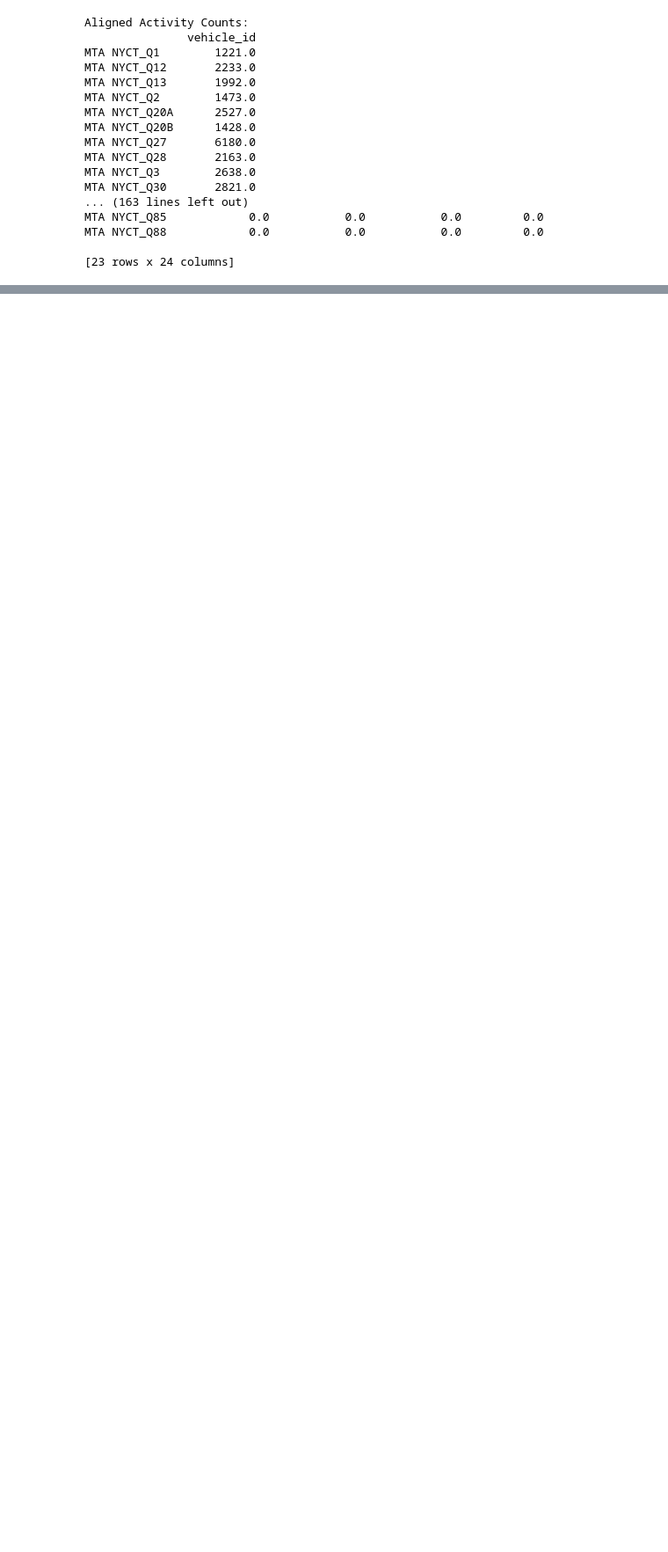
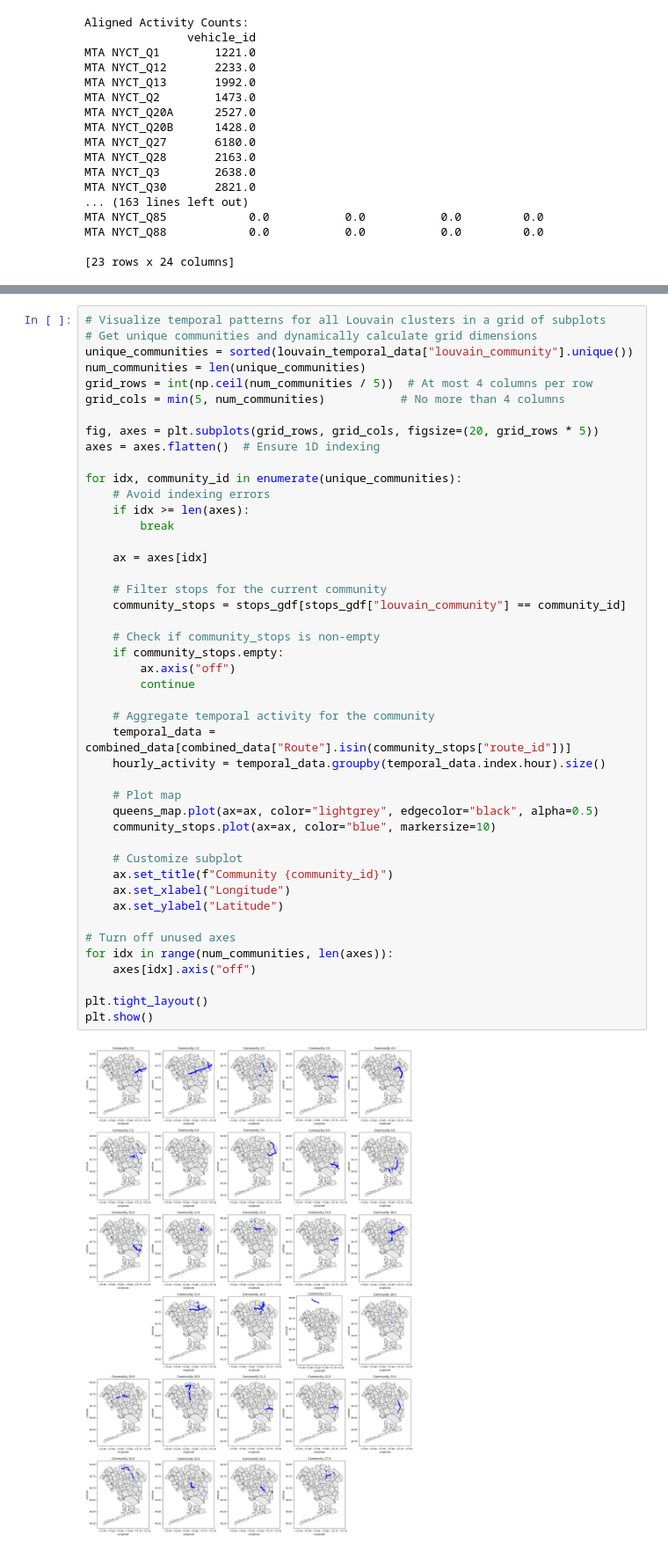
Before and after one commit to dmehta94/project-capstone-transit-inequity-eastern-queens, a Jupyter notebook: code/analysis.ipynb, the cells around one changed output, grey strips where cells are left out. Shown at 88% size. Drawn from its saved outputs; the diff is of its cells as text; blank space fills up the shorter version.

```diff
--- a/code/analysis.ipynb
+++ b/code/analysis.ipynb
@@ -777,0 +799,47 @@ Name: count, dtype: int64
+# %%
+# Visualize temporal patterns for all Louvain clusters in a grid of subplots
+# Get unique communities and dynamically calculate grid dimensions
+unique_communities = sorted(louvain_temporal_data["louvain_community"].unique())
+num_communities = len(unique_communities)
+grid_rows = int(np.ceil(num_communities / 5))  # At most 4 columns per row
+grid_cols = min(5, num_communities)           # No more than 4 columns
+
+fig, axes = plt.subplots(grid_rows, grid_cols, figsize=(20, grid_rows * 5))
+axes = axes.flatten()  # Ensure 1D indexing
+
+for idx, community_id in enumerate(unique_communities):
+    # Avoid indexing errors
+    if idx >= len(axes):
+        break
+
+    ax = axes[idx]
+
+    # Filter stops for the current community
+    community_stops = stops_gdf[stops_gdf["louvain_community"] == community_id]
+
+    # Check if community_stops is non-empty
+    if community_stops.empty:
+        ax.axis("off")
+        continue
+
+    # Aggregate temporal activity for the community
+    temporal_data = combined_data[combined_data["Route"].isin(community_stops["route_id"])]
+    hourly_activity = temporal_data.groupby(temporal_data.index.hour).size()
+
+    # Plot map
+    queens_map.plot(ax=ax, color="lightgrey", edgecolor="black", alpha=0.5)
+    community_stops.plot(ax=ax, color="blue", markersize=10)
+
+    # Customize subplot
+    ax.set_title(f"Community {community_id}")
+    ax.set_xlabel("Longitude")
+    ax.set_ylabel("Latitude")
+
+# Turn off unused axes
+for idx in range(num_communities, len(axes)):
+    axes[idx].axis("off")
+
+plt.tight_layout()
+plt.show()
+# %% [output]
+[figure, added]
```
Also changed, not shown: parts of 20 cells of this notebook, 2 other files.
